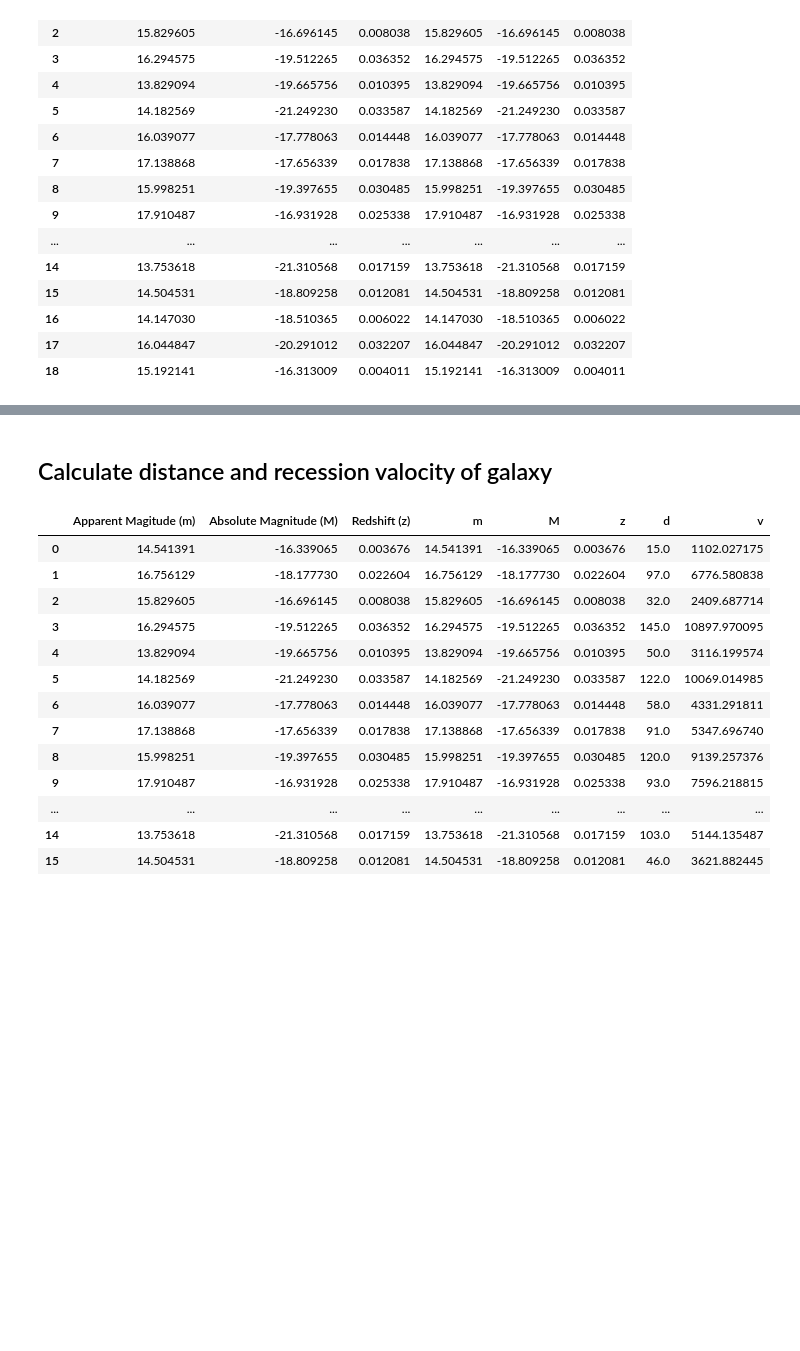
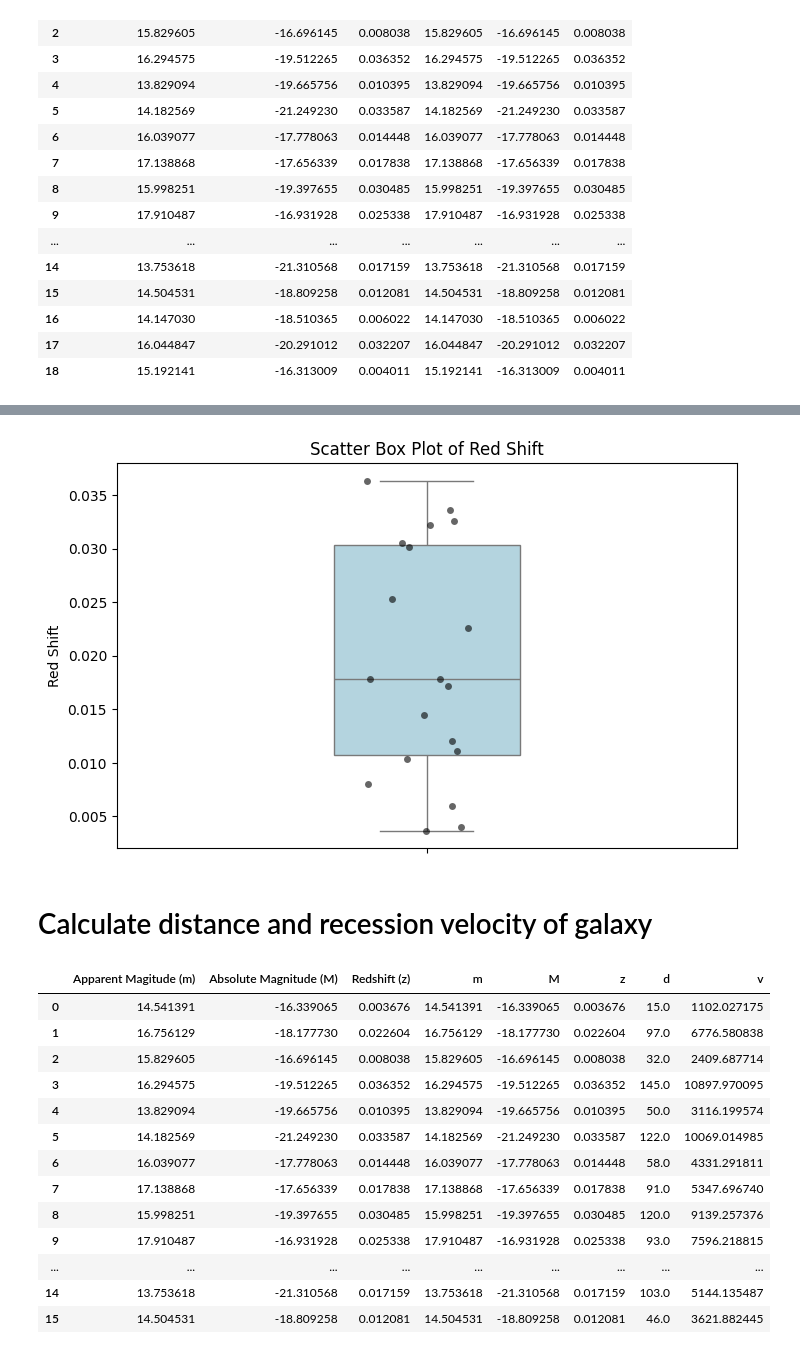
Before and after one commit to Nonbangkok/AstroCode, a Jupyter notebook: astrocode.ipynb, the cells around one changed output, grey strips where cells are left out. Drawn from its saved outputs; the diff is of its cells as text; code cells hidden in the pictures; blank space fills up the shorter version.

```diff
--- a/astrocode.ipynb
+++ b/astrocode.ipynb
@@ -89,3 +132,21 @@ df
+# %%
+# Create the figure
+plt.figure(figsize=(8, 5))
+
+# Box plot (distribution summary)
+sns.boxplot(y=df['z'], width=0.3, fliersize=0, color='lightblue')
+
+# Scatter plot (individual points)
+sns.stripplot(y=df['z'], jitter=True, color='black', alpha=0.6)
+
+# Labels and title
+plt.ylabel("Red Shift")
+plt.title("Scatter Box Plot of Red Shift")
+
+# Show the plot
+plt.show()
+# %% [output]
+[figure, added]
 # %% [markdown]
-## Calculate distance and recession valocity of galaxy
+# Calculate distance and recession velocity of galaxy
 # %%
```
Also changed, not shown: parts of 60 cells of this notebook.
